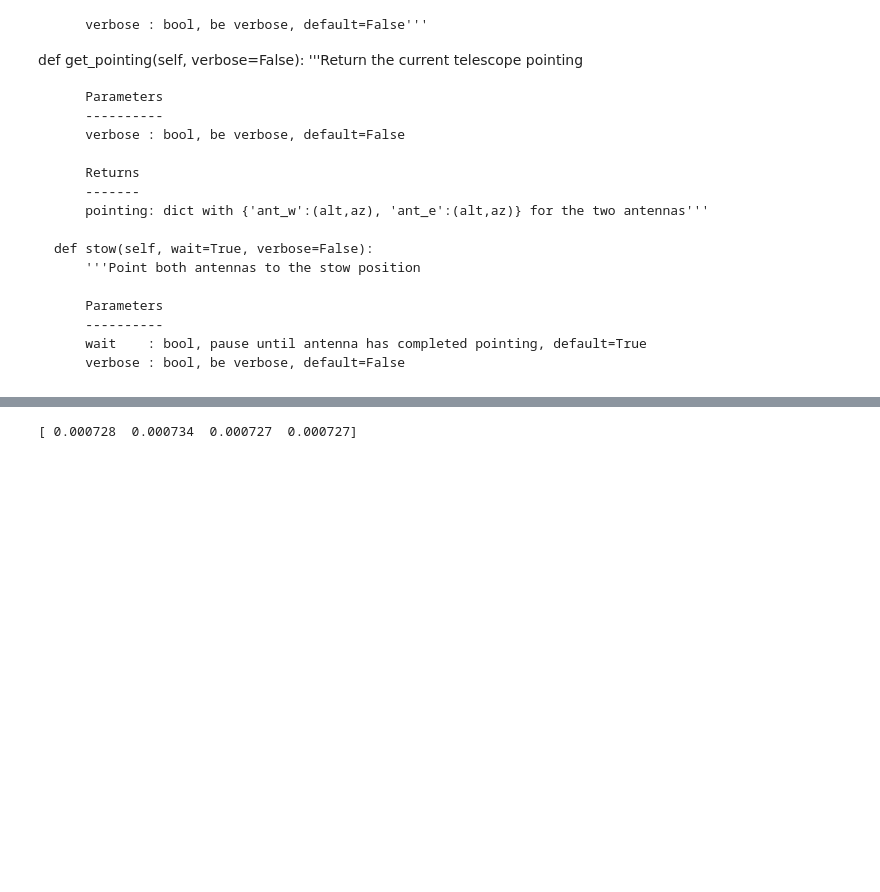
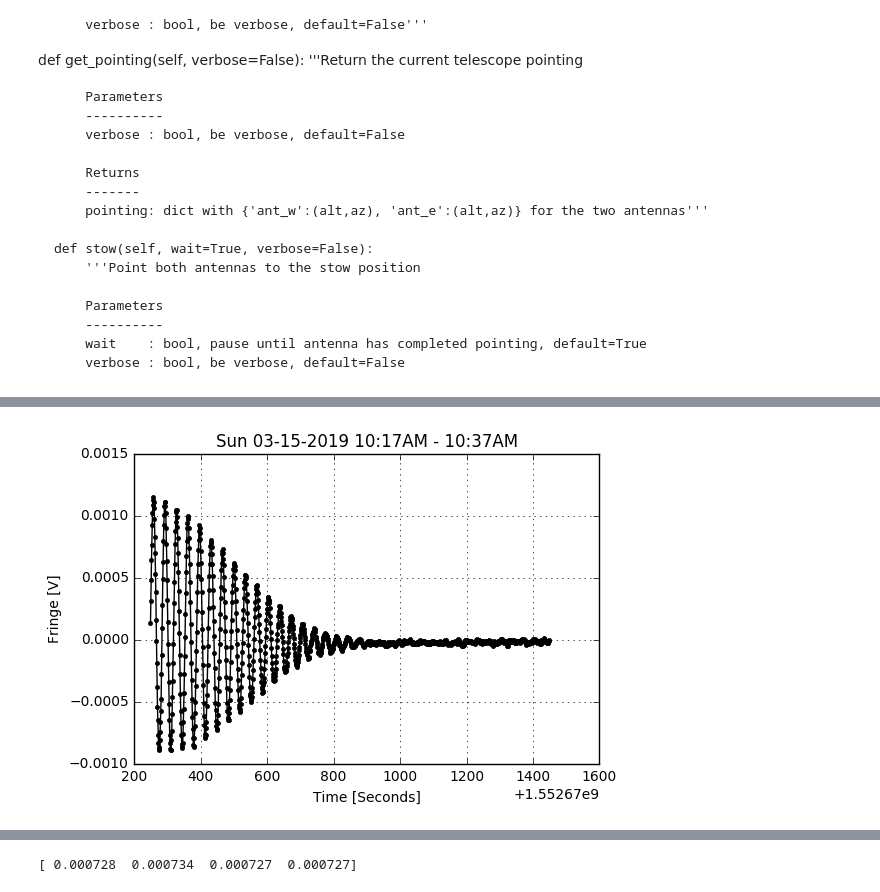
Before and after one commit to ceeliketheletter/Radiolab, a Jupyter notebook: gould_lab3.ipynb, the cells around one changed output, grey strips where cells are left out. Drawn from its saved outputs; the diff is of its cells as text; code cells hidden in the pictures; blank space fills up the shorter version.

```diff
--- a/gould_lab3.ipynb
+++ b/gould_lab3.ipynb
@@ -304,0 +425,84 @@ plt.show()
+# %%
+print(len(sun_10_volts))
+
+start = 50
+end = 370
+avg_time = abs(end-start)/2 + start
+
+
+
+plt.plot(sun_10_time, sun_10_volts, 'k.-')
+plt.title('Sun 03-15-2019 10:17AM - 10:37AM' )
+plt.xlabel('Time [Seconds]')
+plt.ylabel('Fringe [V]')
+plt.grid()
+plt.show()
+
+jd = timing.julian_date(sun_10_time[avg_time])
+ra, dec = coord.sunpos(jd)
+
+lst = 180* timing.lst(jd)/np.pi
+ha = ra-lst
+lam = 2.8 #cm  #10.6 / c
+bx = 1524 #1421 #vary this ~50ft in cm
+w = 2*np.pi/ 86164
+f = bx/lam * np.cos(np.deg2rad(dec)) * np.sin(np.deg2rad(ha)) * w
+
+print('delay = ' + str(1/f) + ' seconds, ' + str(f) + 'Hz')
+print('avg hour angle = ' +str(ha) + ', baseline = ' + str(bx * 0.0328084))
+
+
+
+start_date = Time(timing.julian_date(sun_10_time[start]), format = 'jd')
+start_date.format = 'iso'
+print('UTC start time = ', start_date)
+
+end_date = Time(timing.julian_date(sun_10_time[end]), format = 'jd')
+end_date.format = 'iso'
+print('UTC end time = ', end_date)
+
+start_time = '10:18AM '
+end_time = '10:20AM PDT '
+date = '03-15-2019 ' + start_time + '- '+  end_time
+print('date = ' + date)
+
+
+ra, dec = coord.sunpos(start_date)
+lst = 180* timing.lst(start_date)/np.pi
+start_ha = ra-lst
+
+ra, dec = coord.sunpos(end_date)
+lst = 180* timing.lst(end_date)/np.pi
+end_ha = ra-lst
+print(start_ha, end_ha)
+
+
+plt.plot(sun_10_time[start:end], sun_10_volts[start:end], 'k-')
+plt.title('Sun ' + date + ' HA: 44.67:44.05')
+plt.xlabel('Time [Seconds]')
+plt.ylabel('Fringe [V]')
+plt.grid()
+plt.show()
+
+
+#Fourier Transform
+
+frequency, voltage = dft.dft(sun_10_volts[start:end], sun_10_time[start:end])
+power = np.abs(voltage)**2
+
+
+measured_f = abs(frequency[np.argmax(power)])
+print('calculated f = '+ str(f) + ' Hz = ' +  str(1/f)+ ' seconds')
+print('measured f = ' + str(measured_f) + ' Hz = ' + str(1/measured_f)+ ' seconds')
+diff = abs(f - measured_f)
+print('difference = ' + str(diff) + ' Hz  = ' + str(1/f - 1/measured_f)+ ' seconds')
+
+plt.plot(frequency, power, 'k.-')
+plt.plot(measured_f, np.max(power), 'bo', label = str(measured_f) + ' Hz = ' + str(1/measured_f) + ' s')
+plt.plot(-measured_f, np.max(power), 'bo')
+plt.ylabel('Power [V]^2 ')
+plt.xlabel('Frequency [Hz]')
+plt.title('FT of Sun fringe, Avg HA = '+ str(ha) + 'deg' )
+plt.legend(prop={'size': 7}, title = 'Frequency')
+plt.show()
+# %% [output]
@@ -304,0 +510 @@ plt.show()
+[figure, added]
```
Also changed, not shown: parts of 28 cells of this notebook.
